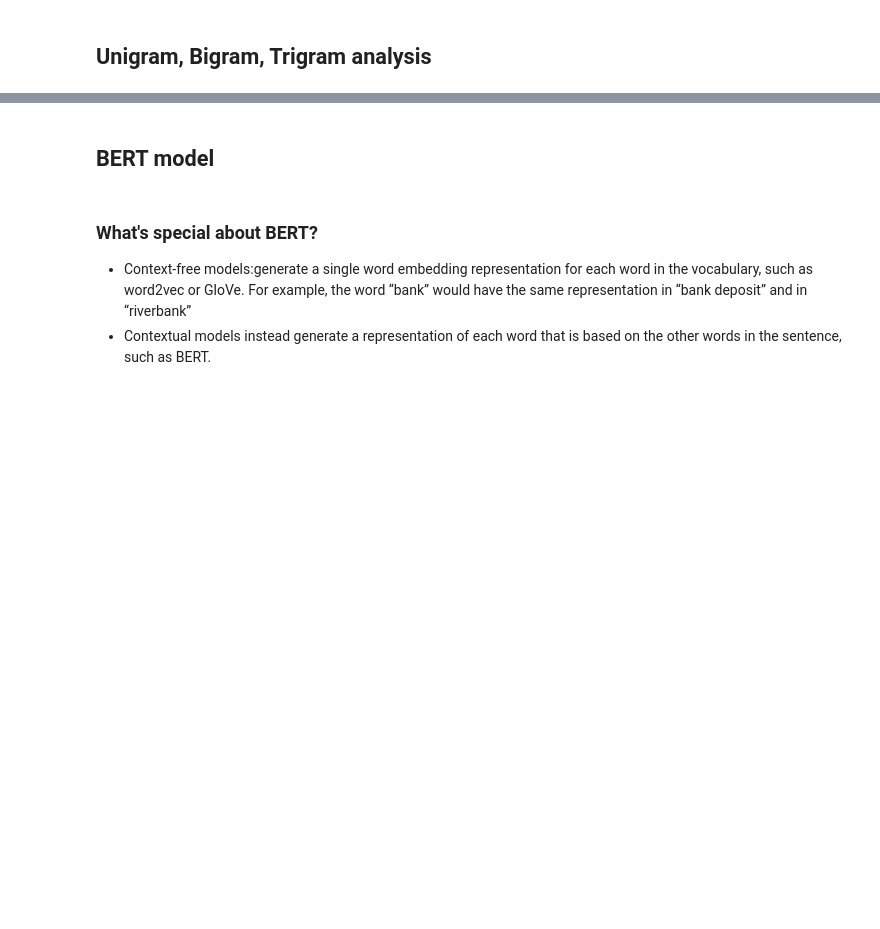
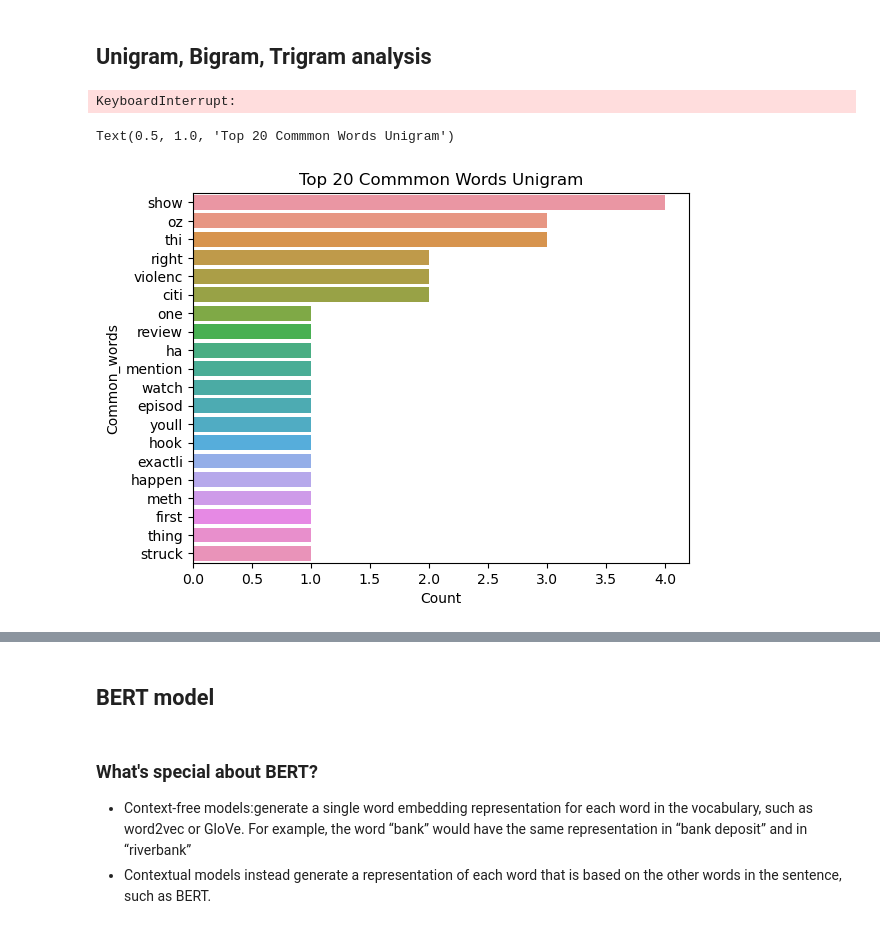
Before and after one commit to esther119/Deep-Learning-Tutorial, a Jupyter notebook: NLP-sentiment-analysis-of-movie-reviews.ipynb, the cells around one changed output, grey strips where cells are left out. Drawn from its saved outputs; the diff is of its cells as text; code cells hidden in the pictures; blank space fills up the shorter version.

Commit message:
unigram analysis

```diff
--- a/NLP-sentiment-analysis-of-movie-reviews.ipynb
+++ b/NLP-sentiment-analysis-of-movie-reviews.ipynb
@@ -336,11 +333,47 @@ Error:
 # %% [markdown]
 ## Unigram, Bigram, Trigram analysis
 # %%
-# def get_top_text_ngrams(corpus, n, g):
-#     vec = CountVectorizer(ngram_range=(g, g)).fit(corpus)
-#     bag_of_words = vec.transform(corpus)
-#     sum_words = bag_of_words.sum(axis=0)
-#     words_freq = [(word, sum_words[0, idx]) for word, idx in vec.vocabulary_.items()]
-#     words_freq =sorted(words_freq, key = lambda x: x[1], reverse=True)
+# count_bad = count_bad.replace('br','', regex=True)
+# count_bad = count_bad.replace('</br>','', regex=True)
+# count_good = count_good.replace('\n','', regex=True)
 
-#     return words_freq[:n]
+
+def get_corpus(text):
+    words = []
+    tags_to_remove = ['<br>', '</br>', '/><br', 'br', 'br>']
+
+    # deleted = ['<br>', '</br>', '/><br', 'br', 'br>']
+    for i in text:
+        for j in i.split():
+            words.append(j.strip())
+            words = [word for word in words if not any(tag in word for tag in tags_to_remove)]
+            # words = [word.replace('<br>', '') if '<br>' in word else word for word in my_list]
+
+    return words
+corpus = get_corpus(imdb_data.review)
+pos_corpus = get_corpus(count_good.review)
+neg_corpus = get_corpus(count_bad.review)
+
+
+def get_top_text_ngrams(corpus, n, g):
+    vec = CountVectorizer(ngram_range=(g, g)).fit(corpus)
+    bag_of_words = vec.transform(corpus)
+    sum_words = bag_of_words.sum(axis=0)
+    words_freq = [(word, sum_words[0, idx]) for word, idx in vec.vocabulary_.items()]
+    words_freq =sorted(words_freq, key = lambda x: x[1], reverse=True)
+
+    return words_freq[:n]
+# %% [output]
+KeyboardInterrupt:
+# %%
+most_common_uni = get_top_text_ngrams(corpus[:100],20,1)
+most_common_uni = dict(most_common_uni)
+temp = pd.DataFrame(columns = ["Common_words" , 'Count'])
+temp["Common_words"] = list(most_common_uni.keys())
+temp["Count"] = list(most_common_uni.values())
+# %%
+fig = sns.barplot(temp, x="Count", y="Common_words", orientation='horizontal')
+plt.title("Top 20 Commmon Words Unigram")
+# %% [output]
+Text(0.5, 1.0, 'Top 20 Commmon Words Unigram')
+[figure, added]
```
Also changed, not shown: parts of 18 cells of this notebook, 2 other files.
